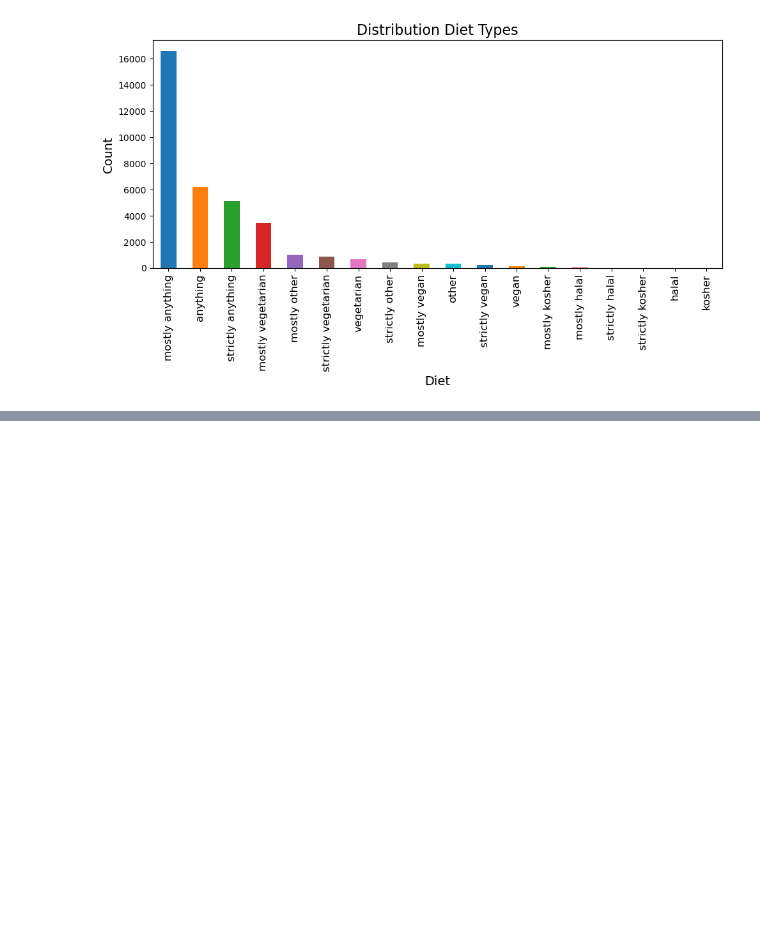
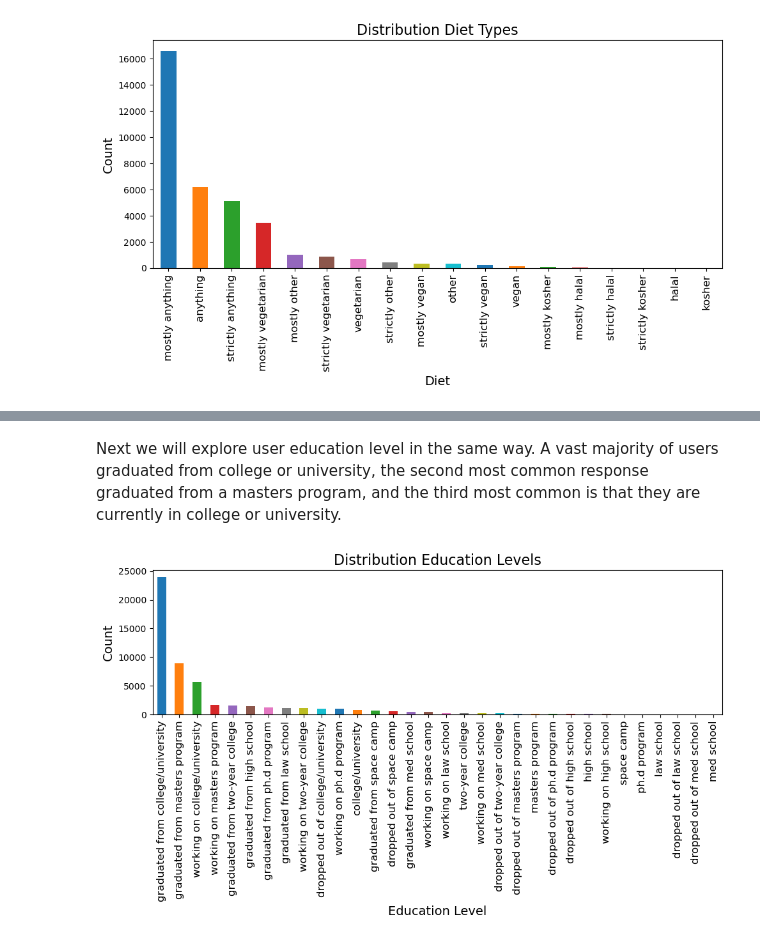
Before and after one commit to Kyloni417/OkCupid-Date-a-Scientist, a Jupyter notebook: date-a-scientist.ipynb, the cells around one changed output, grey strips where cells are left out. Drawn from its saved outputs; the diff is of its cells as text; code cells hidden in the pictures; blank space fills up the shorter version.

```diff
--- a/date-a-scientist.ipynb
+++ b/date-a-scientist.ipynb
@@ -317,0 +350,15 @@ plt.show()
+# %% [markdown]
+Next we will explore user education level in the same way. A vast majority of users graduated from college or university, the second most common response graduated from a masters program, and the third most common is that they are currently in college or university.
+# %%
+education_counts = profiles['education'].value_counts()
+
+plt.figure(figsize=(10, 6))
+education_counts.plot(kind='bar', color=plt.cm.tab10.colors)
+plt.title('Distribution Education Levels', fontsize=16)
+plt.xlabel('Education Level', fontsize=14)
+plt.ylabel('Count', fontsize=14)
+plt.xticks(rotation=90, fontsize=12)
+plt.tight_layout()
+plt.show()
+# %% [output]
+[figure, added]
```
Also changed, not shown: parts of 17 cells of this notebook.
